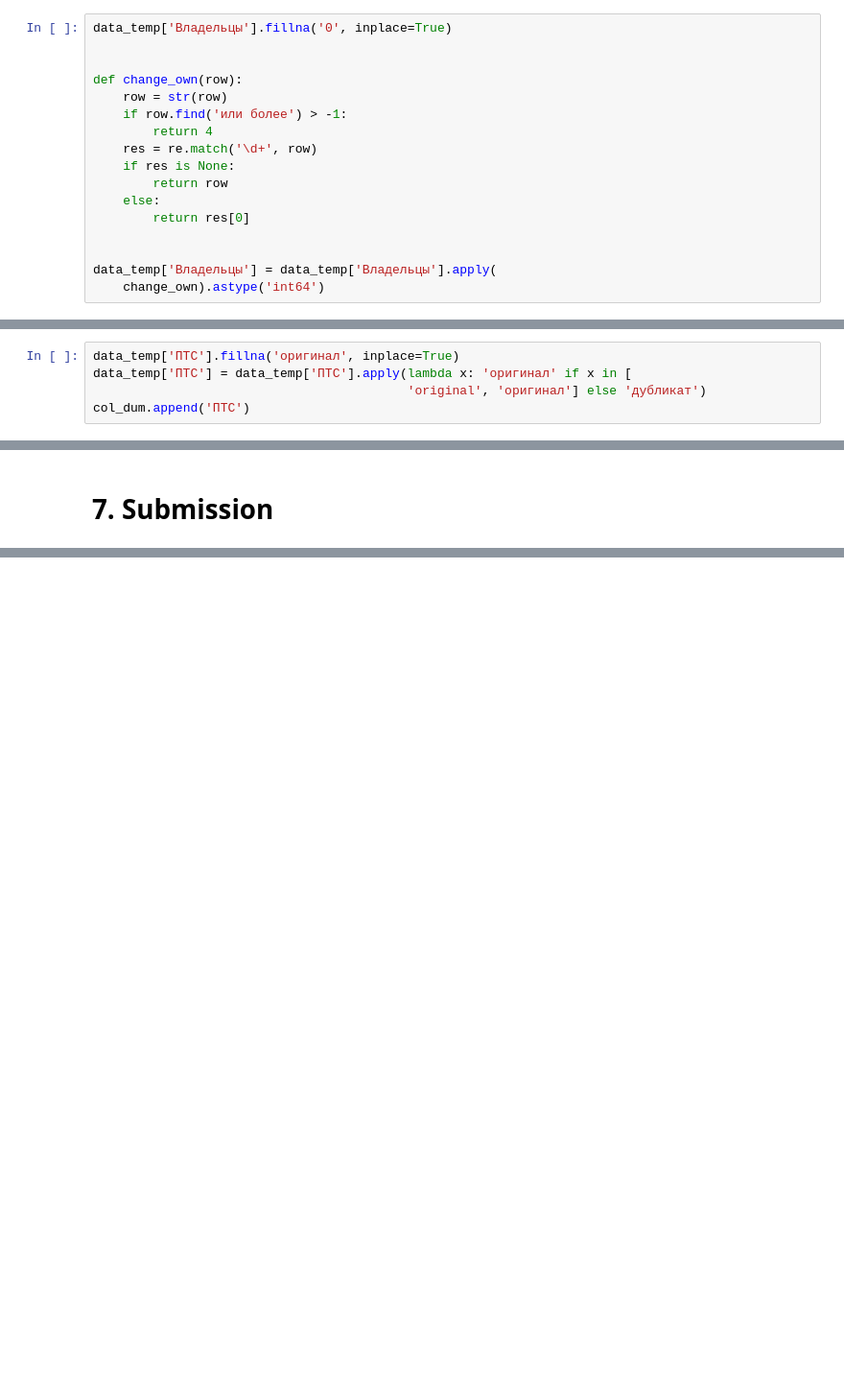
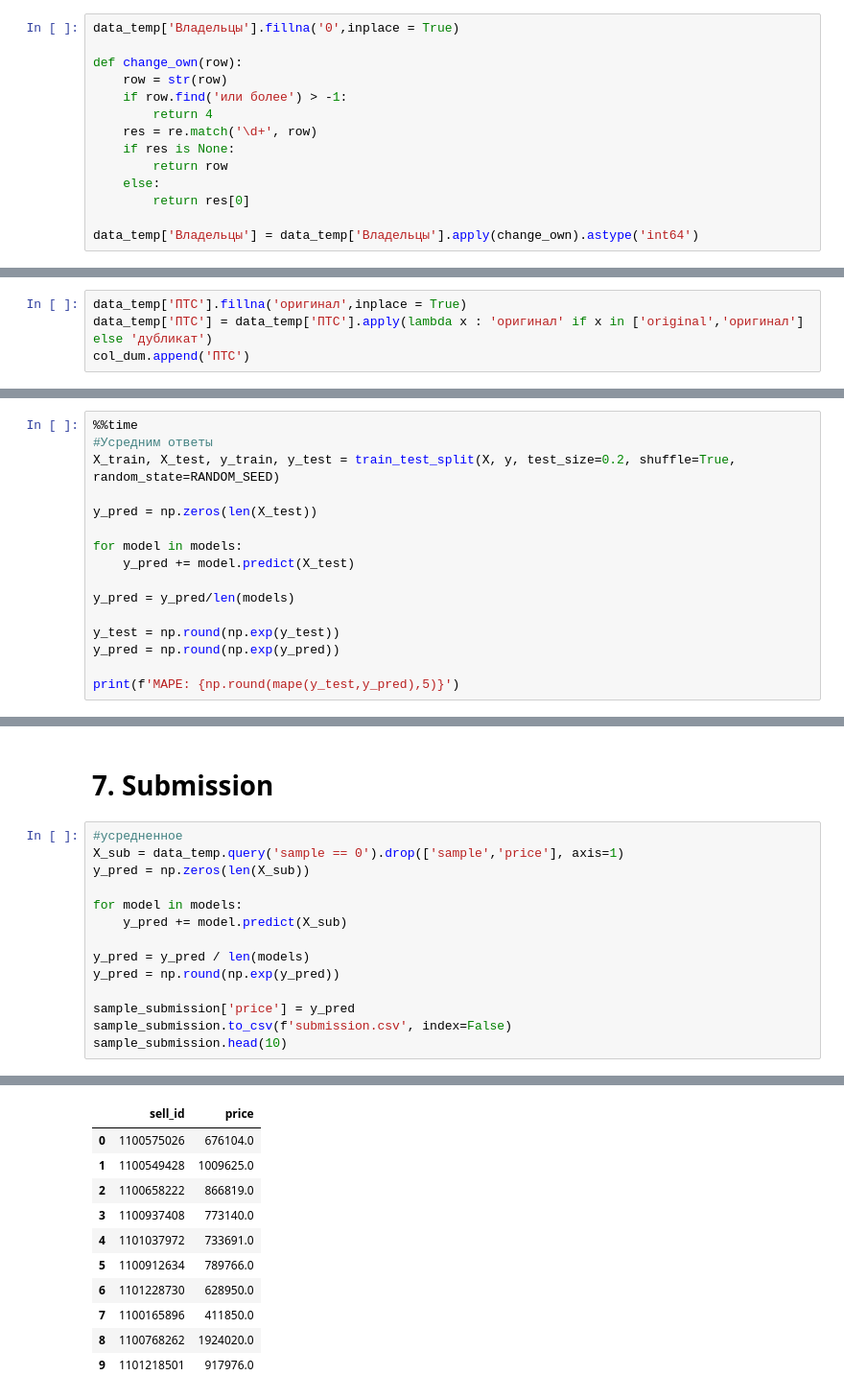
Before and after one commit to kotche/SF, a Jupyter notebook: module_5/sf-car-price-prediction-kotcher.ipynb, the cells around one changed output, grey strips where cells are left out. Shown: that part at 96% size. Saved outputs shown, nothing was run; the diff lists cells and outputs as text; blank space fills up the shorter version.

```diff
--- a/module_5/sf-car-price-prediction-kotcher.ipynb
+++ b/module_5/sf-car-price-prediction-kotcher.ipynb
@@ -1044,8 +1010,7 @@ show('Владельцы')
 # %% [markdown]
 Заполним пропуски 0. Будем считать ,что "3 и более" это 4.
 # %%
-data_temp['Владельцы'].fillna('0', inplace=True)
-
+data_temp['Владельцы'].fillna('0',inplace = True)
 
 def change_own(row):
     row = str(row)
@@ -1057,9 +1022,7 @@ def change_own(row):
     else:
         return res[0]
 
-
-data_temp['Владельцы'] = data_temp['Владельцы'].apply(
-    change_own).astype('int64')
+data_temp['Владельцы'] = data_temp['Владельцы'].apply(change_own).astype('int64')
 # %%
 show('Владельцы')
 # %% [output]
@@ -1127,9 +1087,8 @@ show('ПТС')
 Заменим пропуски на 'оригинал'. Склеим оригинал-original и дубликат-duplicate.
 Добавим признак в dummy
 # %%
-data_temp['ПТС'].fillna('оригинал', inplace=True)
-data_temp['ПТС'] = data_temp['ПТС'].apply(lambda x: 'оригинал' if x in [
-                                          'original', 'оригинал'] else 'дубликат')
+data_temp['ПТС'].fillna('оригинал',inplace = True)
+data_temp['ПТС'] = data_temp['ПТС'].apply(lambda x : 'оригинал' if x in ['original','оригинал'] else 'дубликат')
 col_dum.append('ПТС')
 # %% [markdown]
 ### Привод
@@ -1711,0 +1740,16 @@ Wall time: 43.7 s
+# %%
+%%time
+#Усредним ответы
+X_train, X_test, y_train, y_test = train_test_split(X, y, test_size=0.2, shuffle=True, random_state=RANDOM_SEED)
+
+y_pred = np.zeros(len(X_test))
+
+for model in models:
+    y_pred += model.predict(X_test)
+
+y_pred = y_pred/len(models)
+
+y_test = np.round(np.exp(y_test))
+y_pred = np.round(np.exp(y_pred))
+
+print(f'MAPE: {np.round(mape(y_test,y_pred),5)}')
@@ -1809,3 +1868,18 @@ Wall time: 43.7 s
 # print(f'MAPE: {np.round(mape(y_test, y_pred), 5)}')
 # %% [markdown]
 # 7. Submission
+# %%
+#усредненное
+X_sub = data_temp.query('sample == 0').drop(['sample','price'], axis=1)
+y_pred = np.zeros(len(X_sub))
+
+for model in models:
+    y_pred += model.predict(X_sub)
+
+y_pred = y_pred / len(models)
+y_pred = np.round(np.exp(y_pred))
+
+sample_submission['price'] = y_pred
+sample_submission.to_csv(f'submission.csv', index=False)
+sample_submission.head(10)
+# %% [output]
@@ -1812 +1890,12 @@ Wall time: 43.7 s
+|  | sell_id | price |
+| 0 | 1100575026 | 676104.0 |
+| 1 | 1100549428 | 1009625.0 |
+| 2 | 1100658222 | 866819.0 |
+| 3 | 1100937408 | 773140.0 |
+| 4 | 1101037972 | 733691.0 |
+| 5 | 1100912634 | 789766.0 |
+| 6 | 1101228730 | 628950.0 |
+| 7 | 1100165896 | 411850.0 |
+| 8 | 1100768262 | 1924020.0 |
+| 9 | 1101218501 | 917976.0 |
 # %%
```
Also changed, not shown: parts of 76 cells of this notebook.
